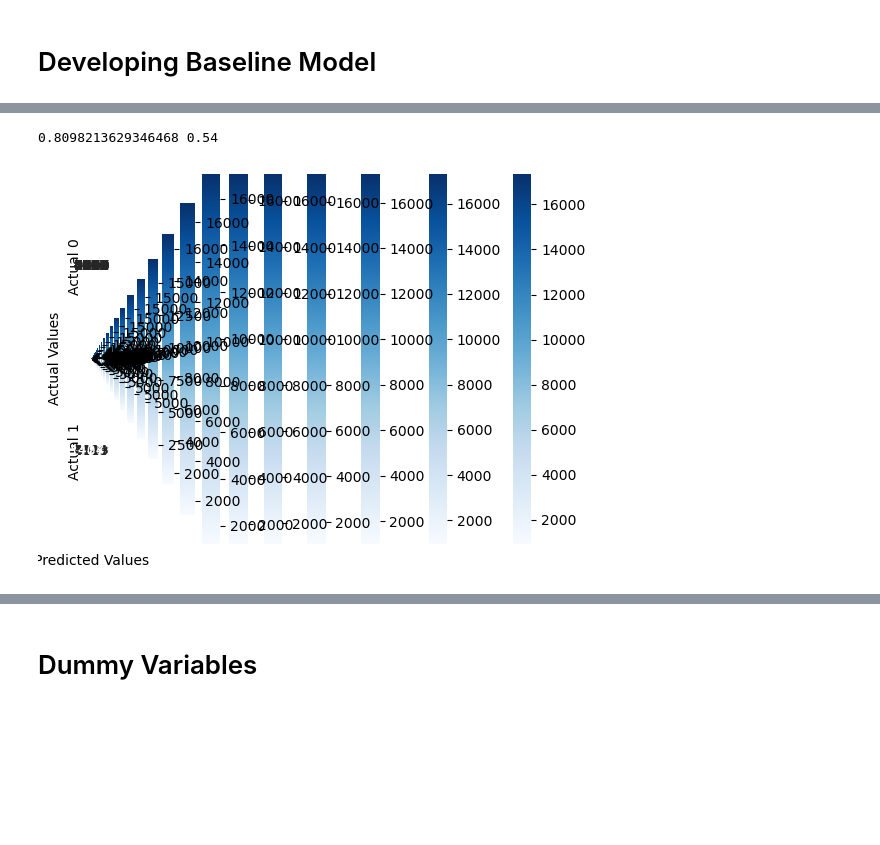
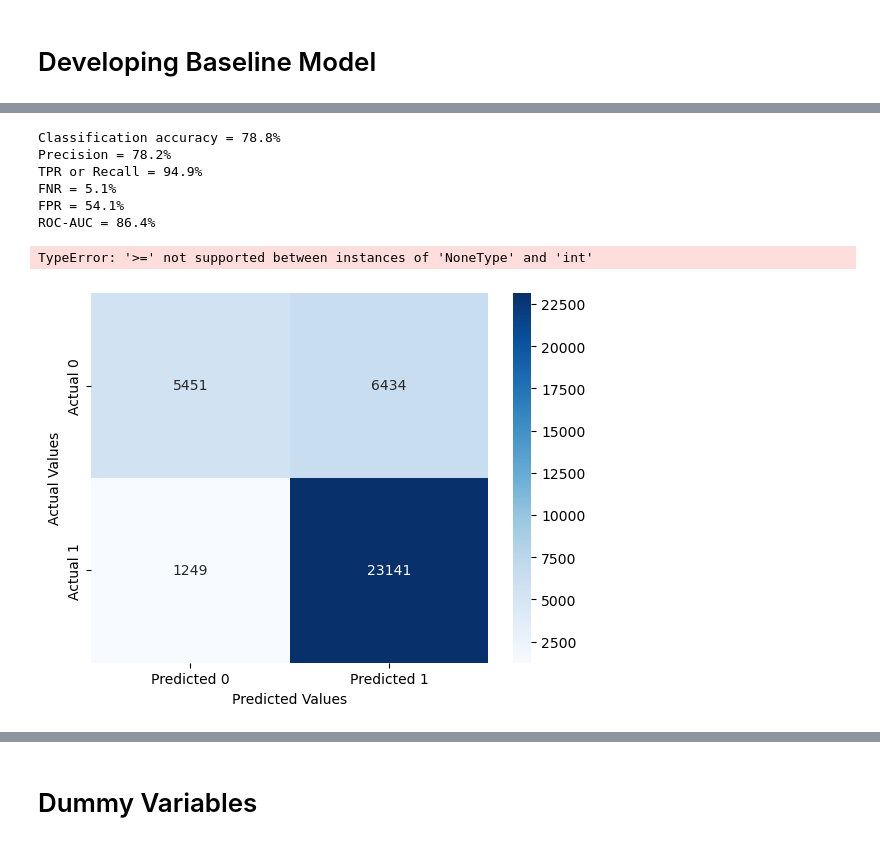
Before and after one commit to LinhNgaNguyen/STAT303-2-Project, a Jupyter notebook: Models - Autocorrelation.ipynb, the cells around one changed output, grey strips where cells are left out. Cells and saved outputs as stored; diff of their text form; code cells hidden in the pictures; blank space fills up the shorter version.

Commit message:
Best cutoff deletion
For some reason it no longer works in the autocorrelation file, so I took it out and I will try to fix it if possible

```diff
--- a/Models - Autocorrelation.ipynb
+++ b/Models - Autocorrelation.ipynb
@@ -103,19 +118,25 @@ def confusion_matrix_data(data,actual_values,model,cutoff=0.5):
 # %%
 #Calculating best model accuracy and best cutoff
 best_accuracy = 0
 best_cutoff = None
 
 for cutoff in range(35,70):
     cutoff = cutoff / 100
-    accuracy = confusion_matrix_train(baseline_model, cutoff = cutoff)
+    cm = confusion_matrix_data(train, train.booking_status, baseline_model, cutoff = cutoff)
 
     if(accuracy >= best_accuracy):
         best_accuracy = accuracy
         best_cutoff = cutoff
 
 print(best_accuracy, best_cutoff)
 # %% [output]
-0.8098213629346468 0.54
+Classification accuracy = 78.8%
+Precision = 78.2%
+TPR or Recall = 94.9%
+FNR = 5.1%
+FPR = 54.1%
+ROC-AUC = 86.4%
+TypeError: '>=' not supported between instances of 'NoneType' and 'int'
-[figure, old version]
+[figure, new version]
 # %%
 #matrix for train data
```
Also changed, not shown: parts of 6 cells of this notebook, 1 other file.
